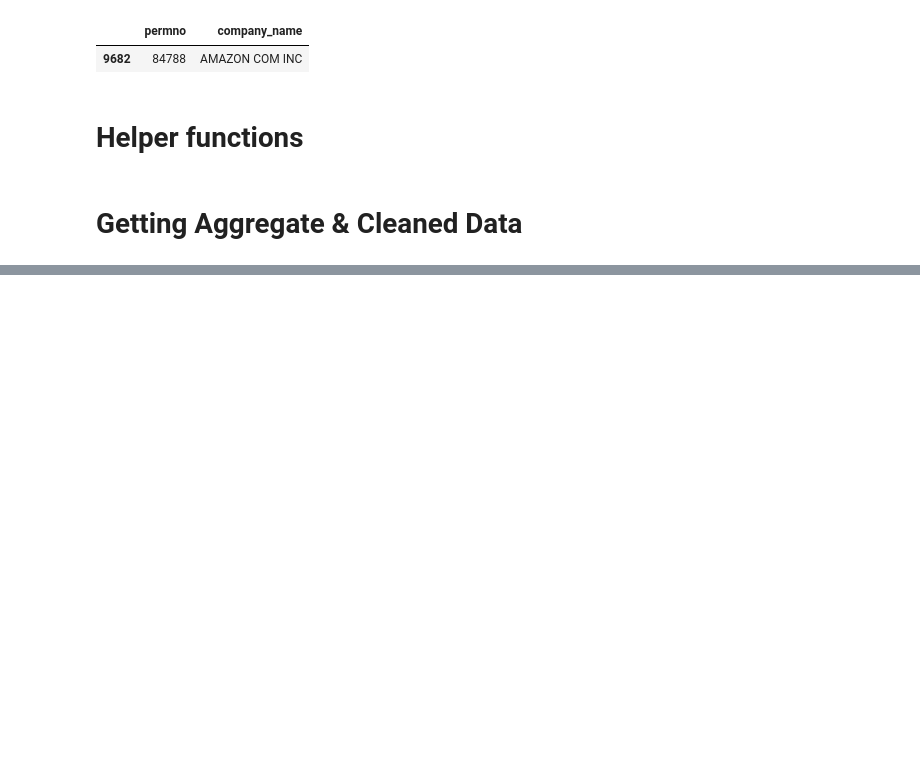
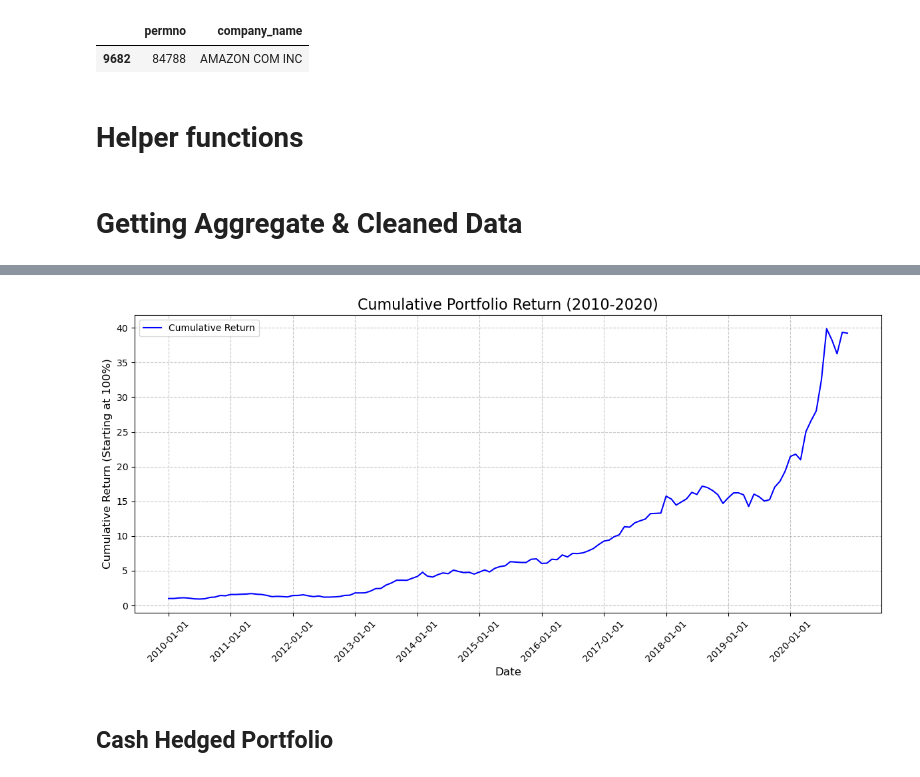
Before and after one commit to veervohra03/CashHedged, a Jupyter notebook: Multiple-Companies-Cash-Hedged.ipynb, the cells around one changed output, grey strips where cells are left out. Drawn from its saved outputs; the diff is of its cells as text; code cells hidden in the pictures; blank space fills up the shorter version.

```diff
--- a/Multiple-Companies-Cash-Hedged.ipynb
+++ b/Multiple-Companies-Cash-Hedged.ipynb
@@ -363,0 +580,40 @@ agg_fin_data
+# %%
+import matplotlib.pyplot as plt
+import numpy as np
+
+# Exclude the first month (January 2010) from cumulative return calculations
+portfolio_returns_df.loc[portfolio_returns_df.index[0], 'portfolio_return'] = 0  # No return in January
+
+# Start cumulative returns with 1.0 (100%) at the beginning
+portfolio_returns_df['cumulative_return'] = (1 + portfolio_returns_df['portfolio_return']).cumprod()
+
+# Create a proper date column for x-axis
+portfolio_returns_df['date'] = pd.to_datetime(portfolio_returns_df['year'].astype(str) + '-' + portfolio_returns_df['month'].astype(str) + '-01')
+
+# Plot cumulative returns
+plt.figure(figsize=(12, 6))
+plt.plot(portfolio_returns_df['date'], portfolio_returns_df['cumulative_return'], label='Cumulative Return', color='blue')
+
+# Fix title and labels
+plt.title('Cumulative Portfolio Return (2010-2020)', fontsize=16)
+plt.xlabel('Date', fontsize=12)
+plt.ylabel('Cumulative Return (Starting at 100%)', fontsize=12)
+plt.grid(True, linestyle='--', alpha=0.7)
+plt.legend()
+
+# Format x-axis ticks for better readability
+plt.xticks(portfolio_returns_df['date'][::12], rotation=45)  # Show one tick per year
+
+# Add y-axis ticks at every integer value
+y_min = int(portfolio_returns_df['cumulative_return'].min())
+y_max = int(portfolio_returns_df['cumulative_return'].max()) + 1
+
+#plt.yticks(np.arange(y_min, y_max, step=1))
+
+# Show the plot
+plt.tight_layout()
+plt.show()
+# %% [output]
+[figure, added]
+# %% [markdown]
+## Cash Hedged Portfolio
```
Also changed, not shown: parts of 16 cells of this notebook, 1 other file.
